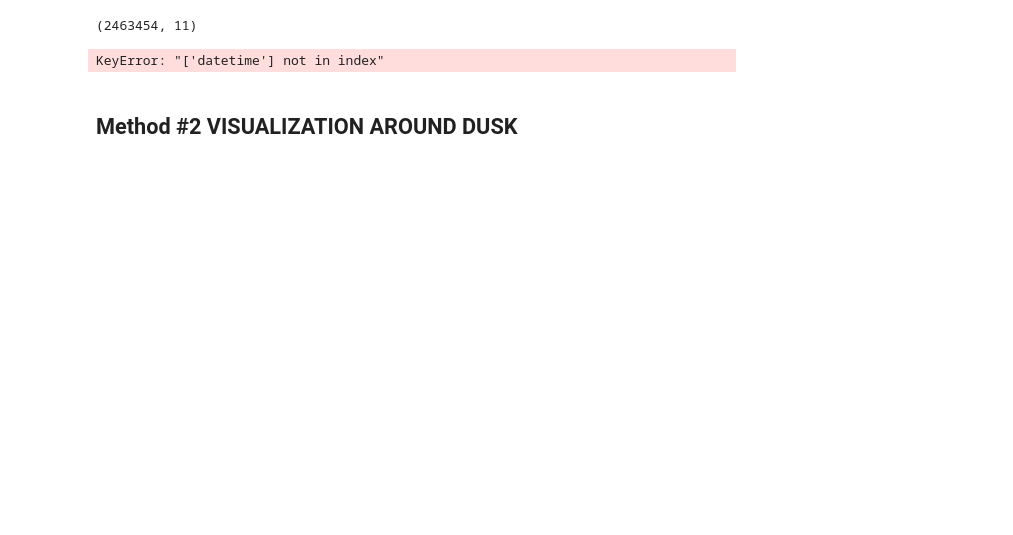
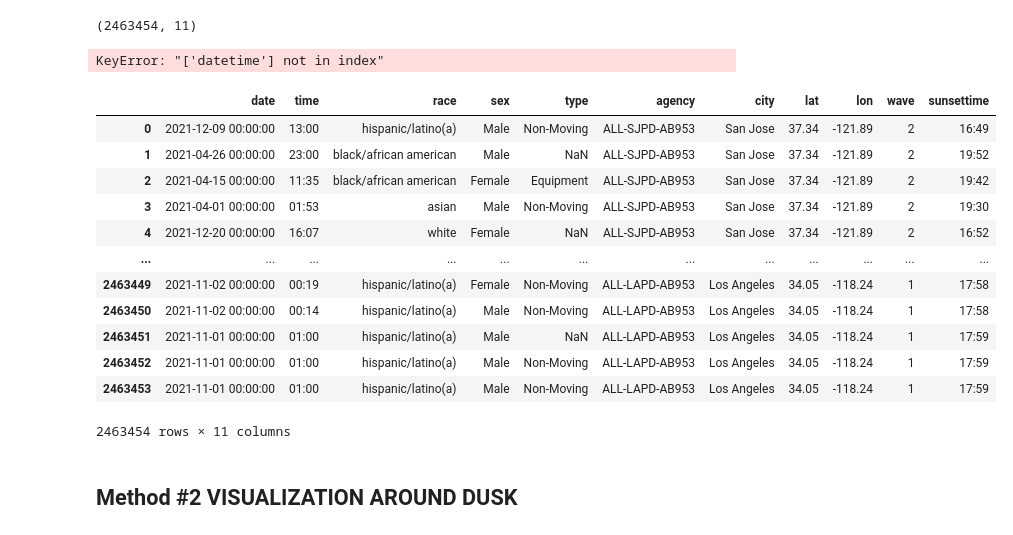
Before and after one commit to kch0p/senior-thesis-pretextual-stops, a Jupyter notebook: Notebooks/Section 2.A.ipynb, the cells around one changed output. Drawn from its saved outputs; the diff is of its cells as text; code cells hidden in the pictures; blank space fills up the shorter version.

```diff
--- a/Notebooks/Section 2.A.ipynb
+++ b/Notebooks/Section 2.A.ipynb
@@ -586,5 +569,23 @@ for race in race_options:
     OR = np.exp(OR)
 
     print(f"\n\n{race} model (LARGE)\n{OR}\n\n\n{results}\n\n\n\n\n\n\n\n\n")
+# %%
+with_VOD = pd.read_csv('working_times_VOD.csv')
+# %%
+with_VOD
+# %% [output]
+|  | date | time | race | sex | type | agency | city | lat | lon | wave | sunsettime |
+| 0 | 2021-12-09 00:00:00 | 13:00 | hispanic/latino(a) | Male | Non-Moving | ALL-SJPD-AB953 | San Jose | 37.34 | -121.89 | 2 | 16:49 |
+| 1 | 2021-04-26 00:00:00 | 23:00 | black/african american | Male | NaN | ALL-SJPD-AB953 | San Jose | 37.34 | -121.89 | 2 | 19:52 |
+| 2 | 2021-04-15 00:00:00 | 11:35 | black/african american | Female | Equipment | ALL-SJPD-AB953 | San Jose | 37.34 | -121.89 | 2 | 19:42 |
+| 3 | 2021-04-01 00:00:00 | 01:53 | asian | Male | Non-Moving | ALL-SJPD-AB953 | San Jose | 37.34 | -121.89 | 2 | 19:30 |
+| 4 | 2021-12-20 00:00:00 | 16:07 | white | Female | NaN | ALL-SJPD-AB953 | San Jose | 37.34 | -121.89 | 2 | 16:52 |
+| ... | ... | ... | ... | ... | ... | ... | ... | ... | ... | ... | ... |
+| 2463449 | 2021-11-02 00:00:00 | 00:19 | hispanic/latino(a) | Female | Non-Moving | ALL-LAPD-AB953 | Los Angeles | 34.05 | -118.24 | 1 | 17:58 |
+| 2463450 | 2021-11-02 00:00:00 | 00:14 | hispanic/latino(a) | Male | Non-Moving | ALL-LAPD-AB953 | Los Angeles | 34.05 | -118.24 | 1 | 17:58 |
+| 2463451 | 2021-11-01 00:00:00 | 01:00 | hispanic/latino(a) | Male | NaN | ALL-LAPD-AB953 | Los Angeles | 34.05 | -118.24 | 1 | 17:59 |
+| 2463452 | 2021-11-01 00:00:00 | 01:00 | hispanic/latino(a) | Male | Non-Moving | ALL-LAPD-AB953 | Los Angeles | 34.05 | -118.24 | 1 | 17:59 |
+| 2463453 | 2021-11-01 00:00:00 | 01:00 | hispanic/latino(a) | Male | Non-Moving | ALL-LAPD-AB953 | Los Angeles | 34.05 | -118.24 | 1 | 17:59 |
+2463454 rows × 11 columns
 # %% [markdown]
 ## Method #2 VISUALIZATION AROUND DUSK
```
Also changed, not shown: parts of 20 cells of this notebook, 1 other file.
